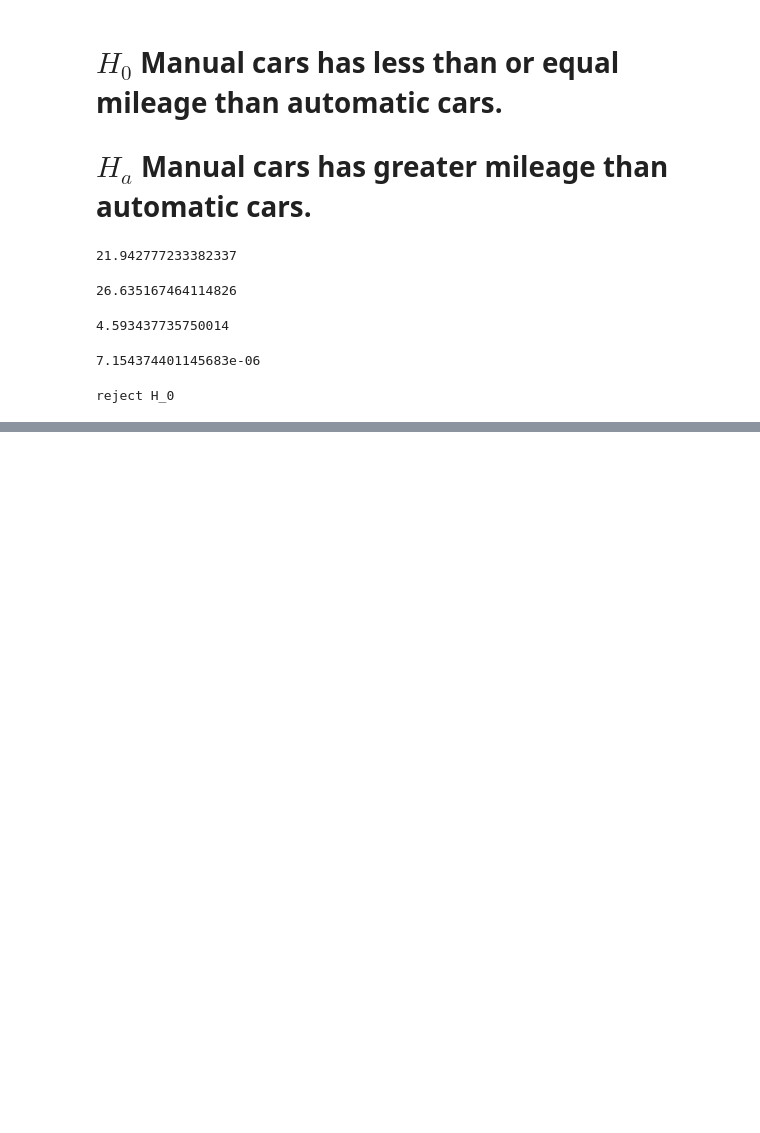
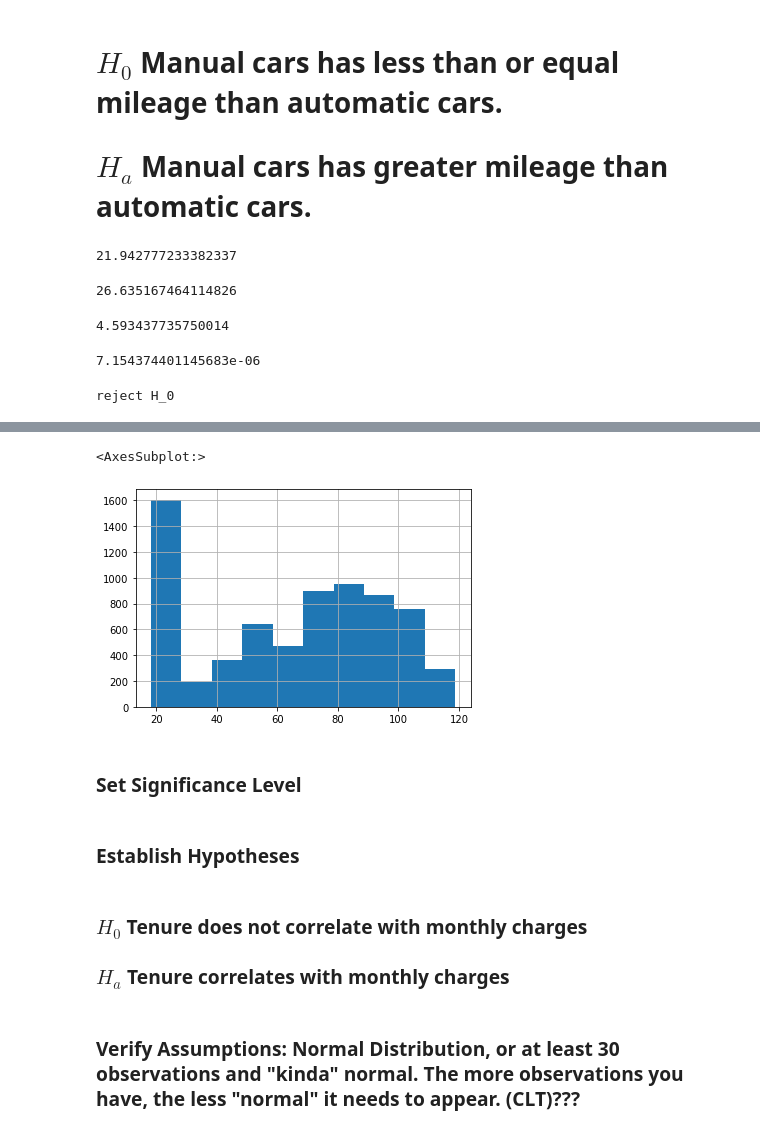
Before and after one commit to joshuamchavez2/statistics-exercises, a Jupyter notebook: hypothesis_testing.ipynb, the cells around one changed output, grey strips where cells are left out. Cells and saved outputs as stored; diff of their text form; code cells hidden in the pictures; blank space fills up the shorter version.

```diff
--- a/hypothesis_testing.ipynb
+++ b/hypothesis_testing.ipynb
@@ -316,0 +360,7 @@ reject H_0
+# %%
+df['MonthlyCharges'].hist()
+# %% [output]
+<AxesSubplot:>
+[figure, added]
+# %% [markdown]
+### Set Significance Level
@@ -316,0 +369,7 @@ reject H_0
+# %% [markdown]
+### Establish Hypotheses
+# %% [markdown]
+### $H_{0}$ Tenure does not correlate with monthly charges
+### $H_{a}$ Tenure correlates with monthly charges
+# %% [markdown]
+### Verify Assumptions: Normal Distribution, or at least 30 observations and "kinda" normal. The more observations you have, the less "normal" it needs to appear. (CLT)???
```
Also changed, not shown: parts of 83 cells of this notebook, 1 other file.
